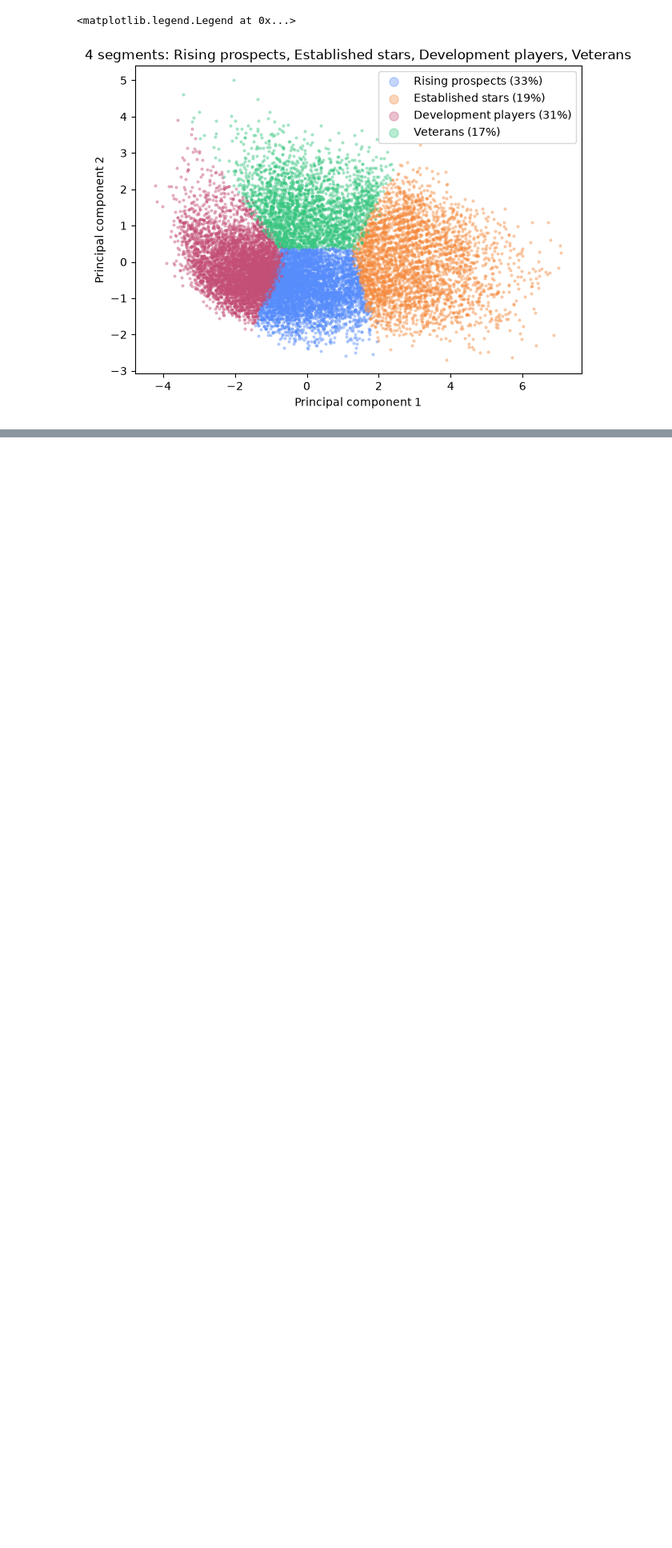
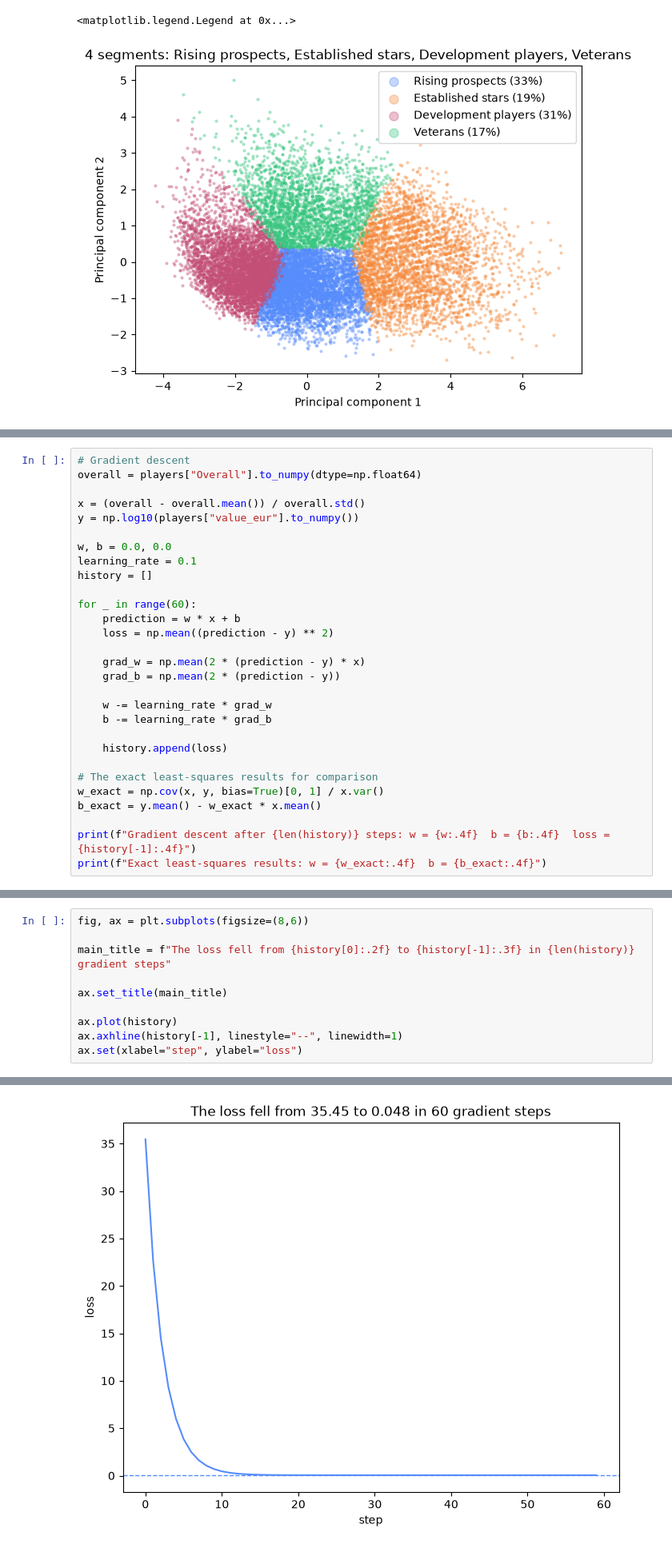
Before and after one commit to snabxo/malarz, a Jupyter notebook: src/notebooks/02_ml.ipynb, the cells around one changed output, grey strips where cells are left out. Shown at 80% size. Cells and saved outputs as stored; diff of their text form; blank space fills up the shorter version.

Commit message:
added gradient descent, the start of the deep learning section

```diff
--- a/src/notebooks/02_ml.ipynb
+++ b/src/notebooks/02_ml.ipynb
@@ -380,0 +383,29 @@ ax.legend(markerscale=4)
+# %%
+# Gradient descent
+overall = players["Overall"].to_numpy(dtype=np.float64)
+
+x = (overall - overall.mean()) / overall.std()
+y = np.log10(players["value_eur"].to_numpy())
+
+w, b = 0.0, 0.0
+learning_rate = 0.1
+history = []
+
+for _ in range(60):
+    prediction = w * x + b
+    loss = np.mean((prediction - y) ** 2)
+
+    grad_w = np.mean(2 * (prediction - y) * x)
+    grad_b = np.mean(2 * (prediction - y))
+
+    w -= learning_rate * grad_w
+    b -= learning_rate * grad_b
+
+    history.append(loss)
+
+# The exact least-squares results for comparison
+w_exact = np.cov(x, y, bias=True)[0, 1] / x.var()
+b_exact = y.mean() - w_exact * x.mean()
+
+print(f"Gradient descent after {len(history)} steps: w = {w:.4f}  b = {b:.4f}  loss = {history[-1]:.4f}")
+print(f"Exact least-squares results: w = {w_exact:.4f}  b = {b_exact:.4f}")
@@ -380,0 +415,11 @@ ax.legend(markerscale=4)
+# %%
+fig, ax = plt.subplots(figsize=(8,6))
+
+main_title = f"The loss fell from {history[0]:.2f} to {history[-1]:.3f} in {len(history)} gradient steps"
+
+ax.set_title(main_title)
+
+ax.plot(history)
+ax.axhline(history[-1], linestyle="--", linewidth=1)
+ax.set(xlabel="step", ylabel="loss")
+# %% [output]
@@ -380,0 +427 @@ ax.legend(markerscale=4)
+[figure, added]
```
Also changed, not shown: parts of 3 cells of this notebook.
